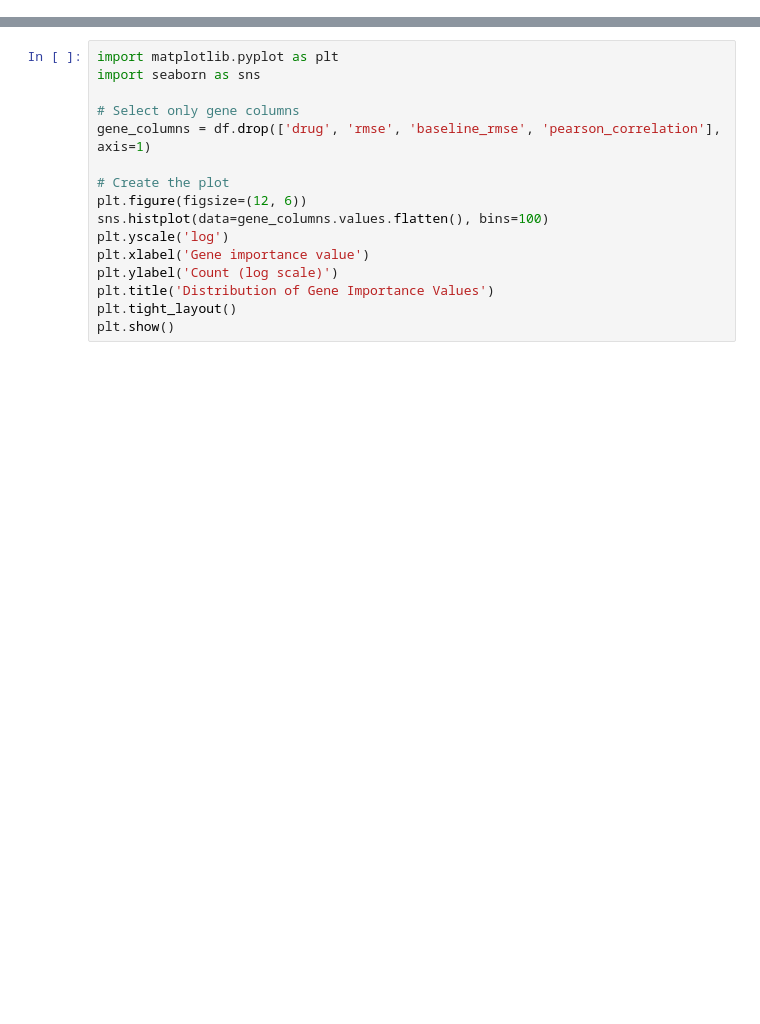
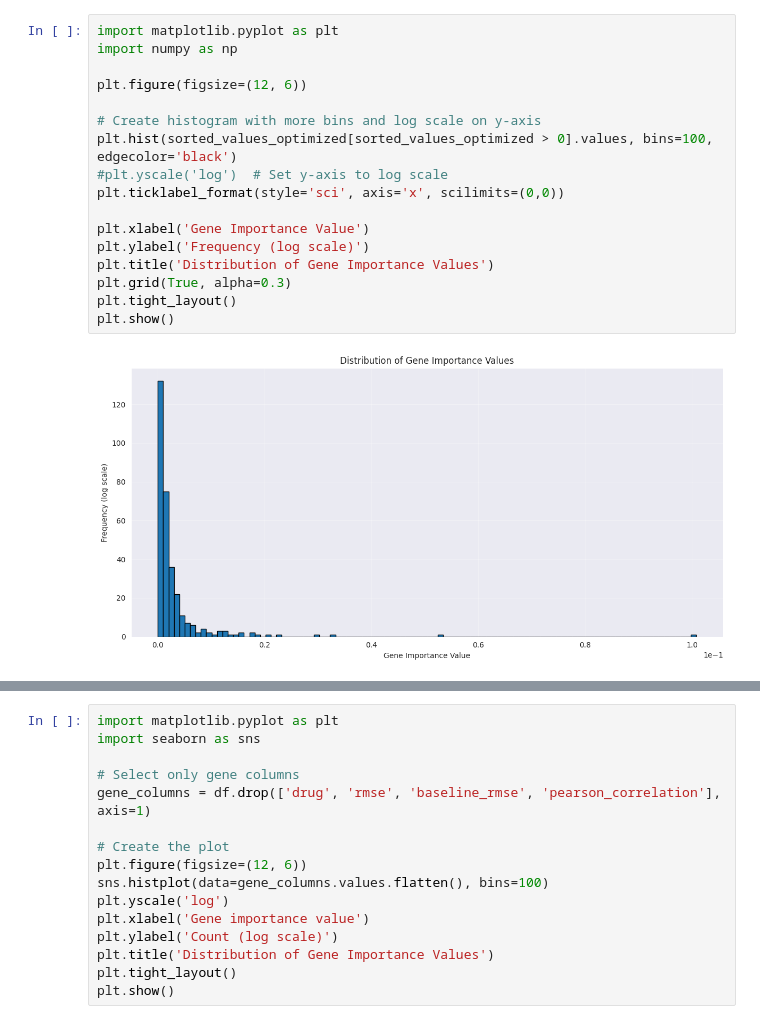
Before and after one commit to sarameirab/bioinformatics_analysis, a Jupyter notebook: project_code/python_scripts/random_forest_results_exploration.ipynb, the cells around one changed output, grey strips where cells are left out. Drawn from its saved outputs; the diff is of its cells as text; blank space fills up the shorter version.

```diff
--- a/project_code/python_scripts/random_forest_results_exploration.ipynb
+++ b/project_code/python_scripts/random_forest_results_exploration.ipynb
@@ -19,0 +126,19 @@ display(milademetan_row)
+# %%
+import matplotlib.pyplot as plt
+import numpy as np
+
+plt.figure(figsize=(12, 6))
+
+# Create histogram with more bins and log scale on y-axis
+plt.hist(sorted_values_optimized[sorted_values_optimized > 0].values, bins=100, edgecolor='black')
+#plt.yscale('log')  # Set y-axis to log scale
+plt.ticklabel_format(style='sci', axis='x', scilimits=(0,0))
+
+plt.xlabel('Gene Importance Value')
+plt.ylabel('Frequency (log scale)')
+plt.title('Distribution of Gene Importance Values')
+plt.grid(True, alpha=0.3)
+plt.tight_layout()
+plt.show()
+# %% [output]
+[figure, added]
```
Also changed, not shown: parts of 11 cells of this notebook, 12 other files.
